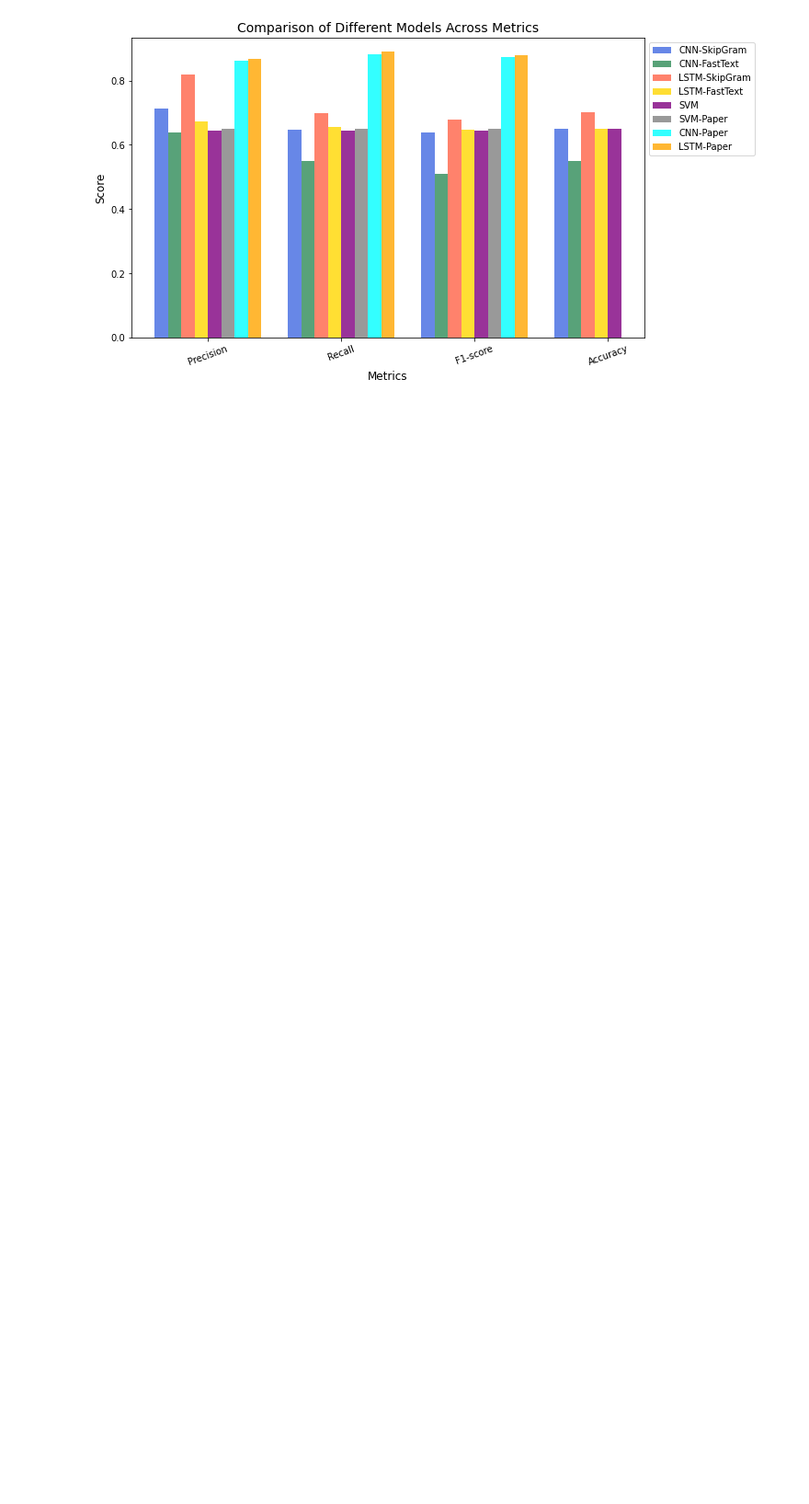
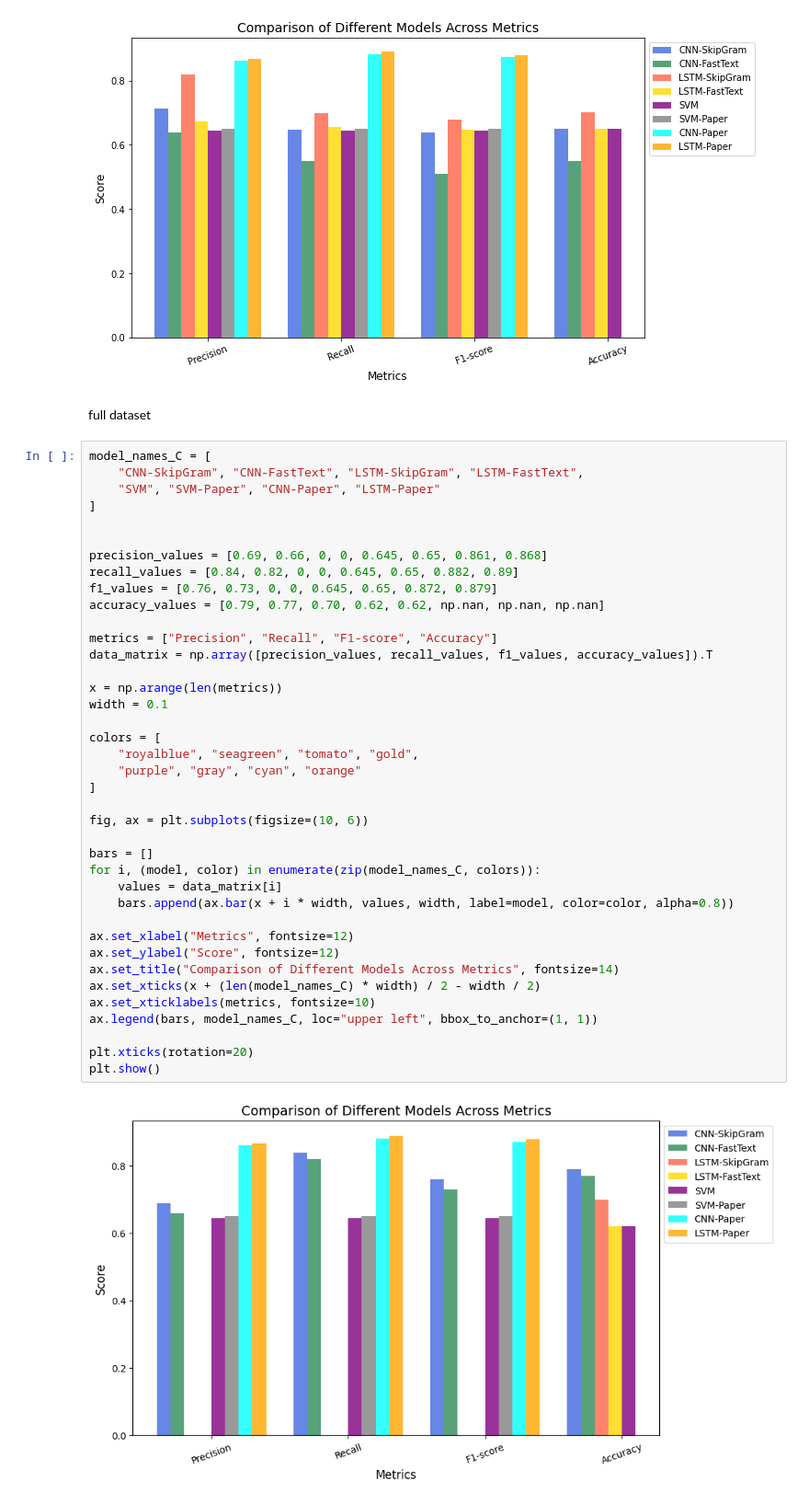
Before and after one commit to Lynchrocket/Sarcasm-Detection_HoNLP, a Jupyter notebook: SARCASM-DETECTION.ipynb, the cells around one changed output. Shown at 92% size. Cells and saved outputs as stored; diff of their text form; blank space fills up the shorter version.

```diff
--- a/SARCASM-DETECTION.ipynb
+++ b/SARCASM-DETECTION.ipynb
@@ -458,3 +460,46 @@ plt.xticks(rotation=20)
 plt.show()
 # %% [output]
 [figure]
+# %% [markdown]
+full dataset
+# %%
+model_names_C = [
+    "CNN-SkipGram", "CNN-FastText", "LSTM-SkipGram", "LSTM-FastText",
+    "SVM", "SVM-Paper", "CNN-Paper", "LSTM-Paper"
+]
+
+
+precision_values = [0.69, 0.66, 0, 0, 0.645, 0.65, 0.861, 0.868]
+recall_values = [0.84, 0.82, 0, 0, 0.645, 0.65, 0.882, 0.89]
+f1_values = [0.76, 0.73, 0, 0, 0.645, 0.65, 0.872, 0.879]
+accuracy_values = [0.79, 0.77, 0.70, 0.62, 0.62, np.nan, np.nan, np.nan]
+
+metrics = ["Precision", "Recall", "F1-score", "Accuracy"]
+data_matrix = np.array([precision_values, recall_values, f1_values, accuracy_values]).T
+
+x = np.arange(len(metrics))
+width = 0.1
+
+colors = [
+    "royalblue", "seagreen", "tomato", "gold",
+    "purple", "gray", "cyan", "orange"
+]
+
+fig, ax = plt.subplots(figsize=(10, 6))
+
+bars = []
+for i, (model, color) in enumerate(zip(model_names_C, colors)):
+    values = data_matrix[i]
+    bars.append(ax.bar(x + i * width, values, width, label=model, color=color, alpha=0.8))
+
+ax.set_xlabel("Metrics", fontsize=12)
+ax.set_ylabel("Score", fontsize=12)
+ax.set_title("Comparison of Different Models Across Metrics", fontsize=14)
+ax.set_xticks(x + (len(model_names_C) * width) / 2 - width / 2)
+ax.set_xticklabels(metrics, fontsize=10)
+ax.legend(bars, model_names_C, loc="upper left", bbox_to_anchor=(1, 1))
+
+plt.xticks(rotation=20)
+plt.show()
+# %% [output]
+[figure, added]
```
Also changed, not shown: parts of 1 cell of this notebook, 37 other files.
